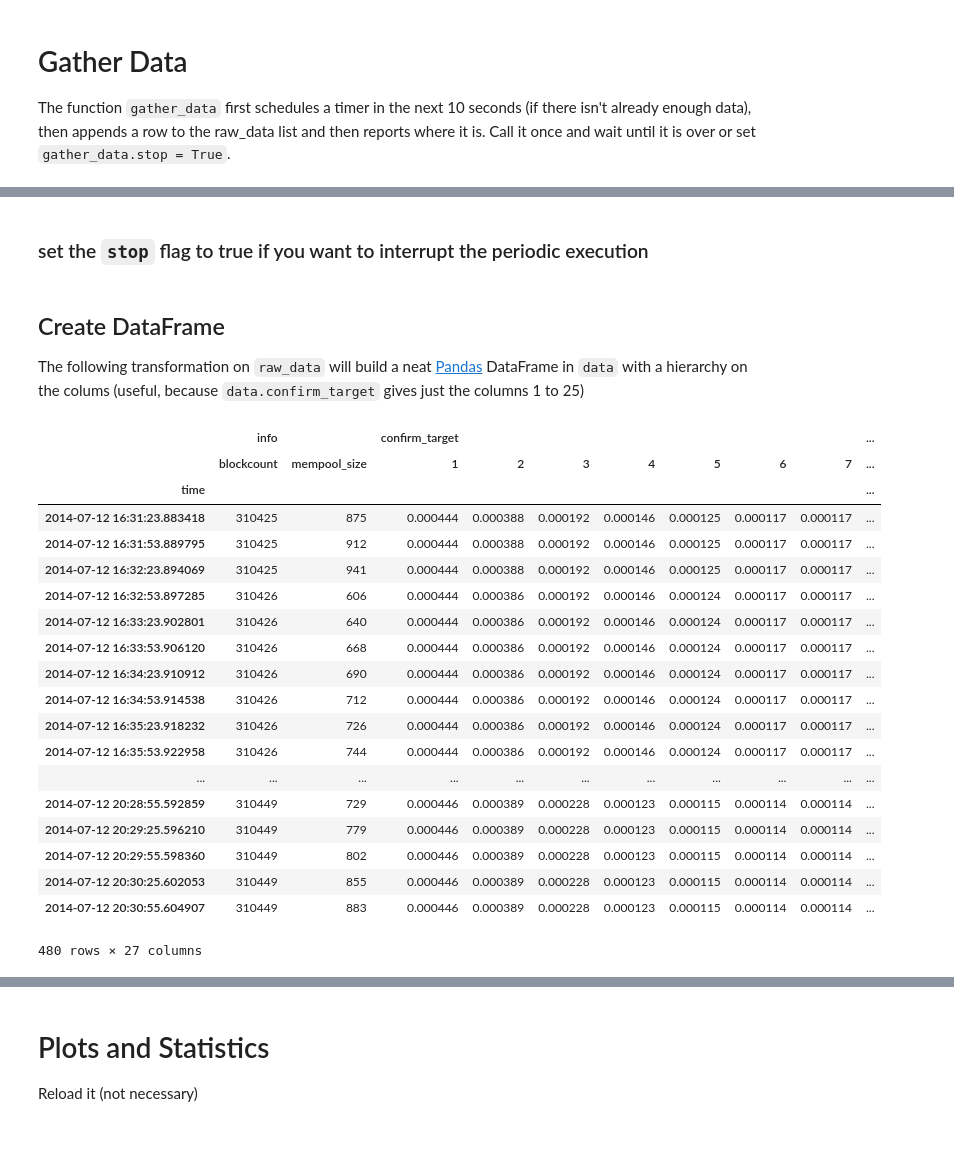
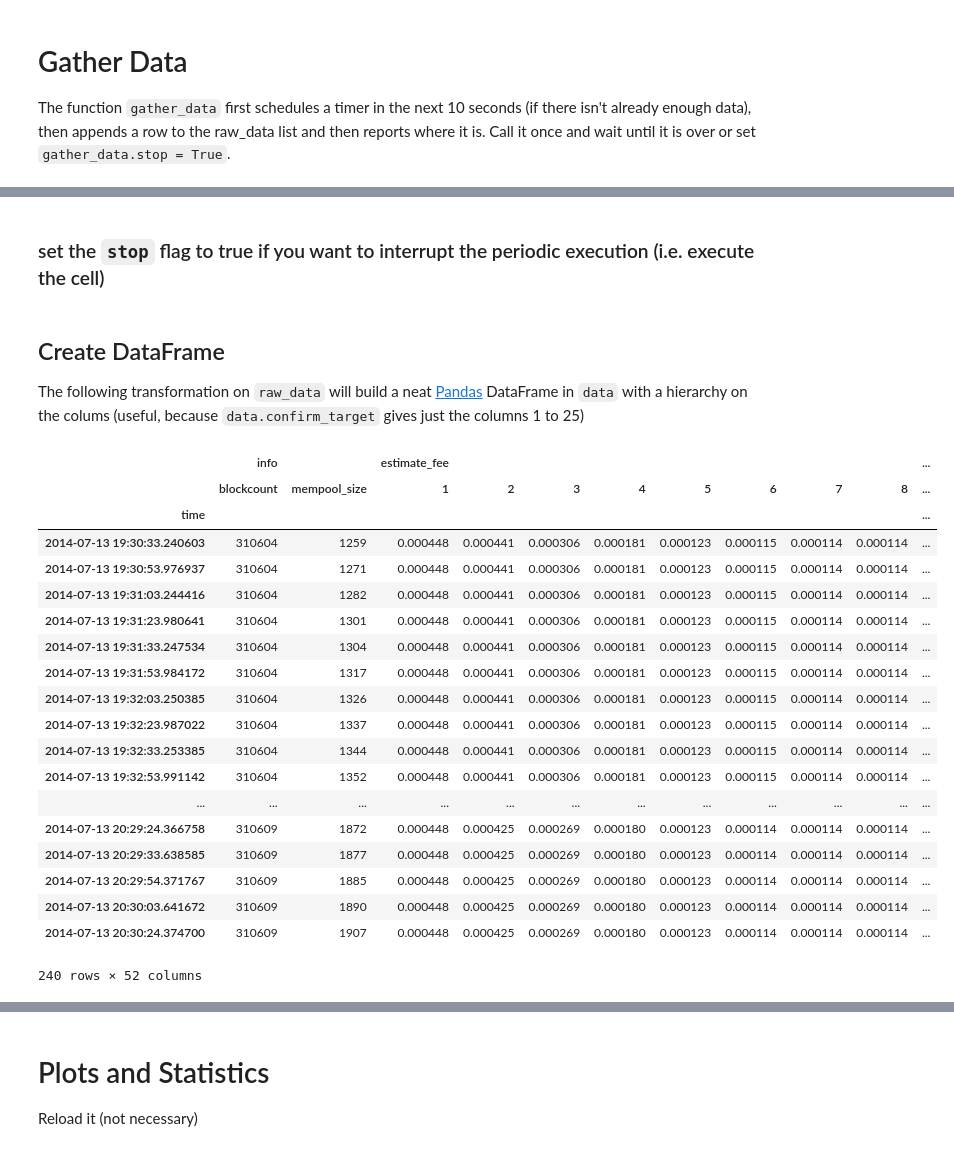
Before and after one commit to haraldschilly/bitcoin-floating-fee-statistics, a Jupyter notebook: estimatefee.ipynb, the cells around one changed output, grey strips where cells are left out. Cells and saved outputs as stored; diff of their text form; code cells hidden in the pictures.

```diff
--- a/estimatefee.ipynb
+++ b/estimatefee.ipynb
@@ -76,5 +81,5 @@ last row: [datetime.datetime(2014, 7, 12, 19, 29, 25, 146457), 310440, 1300, 0.0
 # %% [markdown]
-### set the `stop` flag to true if you want to interrupt the periodic execution
+### set the `stop` flag to true if you want to interrupt the periodic execution (i.e. execute the cell)
 # %%
 gather_data.stop = True
 # %% [markdown]
@@ -84,39 +89,41 @@ The following transformation on `raw_data` will build a neat [Pandas](http://pan
 # %%
 from itertools import repeat
 cols = zip(repeat("info"), ["time", "blockcount", "mempool_size"])
-N = len(raw_data[0]) - len(cols) + 1
-cols.extend(zip(repeat("confirm_target"), range(1,N)))
+N = (len(raw_data[0]) - len(cols))//2 + 1
+cols.extend(zip(repeat("estimate_fee"), range(1,N)))
+cols.extend(zip(repeat("estimate_priority"), range(1,N)))
 cols = pd.MultiIndex.from_tuples(cols)
 # %%
 data = pd.DataFrame(raw_data, columns = cols)
 # index on the left, time series like
 data = data.set_index(("info", "time"))
 # rename the index
 data.index.name = "time"
 # -1 is the marker for missing data
-data.confirm_target = data.confirm_target.replace(-1, np.nan)
+data.estimate_fee = data.estimate_fee.replace(-1, np.nan)
+data.estimate_priority = data.estimate_priority.replace(-1, np.nan)
 data
 # %% [output]
-|  | info |  | confirm_target |  |  |  |  |  |  | ... |
-|  | blockcount | mempool_size | 1 | 2 | 3 | 4 | 5 | 6 | 7 | ... |
-| time |  |  |  |  |  |  |  |  |  | ... |
-| 2014-07-12 16:31:23.883418 | 310425 | 875 | 0.000444 | 0.000388 | 0.000192 | 0.000146 | 0.000125 | 0.000117 | 0.000117 | ... |
-| 2014-07-12 16:31:53.889795 | 310425 | 912 | 0.000444 | 0.000388 | 0.000192 | 0.000146 | 0.000125 | 0.000117 | 0.000117 | ... |
-| 2014-07-12 16:32:23.894069 | 310425 | 941 | 0.000444 | 0.000388 | 0.000192 | 0.000146 | 0.000125 | 0.000117 | 0.000117 | ... |
-| 2014-07-12 16:32:53.897285 | 310426 | 606 | 0.000444 | 0.000386 | 0.000192 | 0.000146 | 0.000124 | 0.000117 | 0.000117 | ... |
-| 2014-07-12 16:33:23.902801 | 310426 | 640 | 0.000444 | 0.000386 | 0.000192 | 0.000146 | 0.000124 | 0.000117 | 0.000117 | ... |
-| 2014-07-12 16:33:53.906120 | 310426 | 668 | 0.000444 | 0.000386 | 0.000192 | 0.000146 | 0.000124 | 0.000117 | 0.000117 | ... |
-| 2014-07-12 16:34:23.910912 | 310426 | 690 | 0.000444 | 0.000386 | 0.000192 | 0.000146 | 0.000124 | 0.000117 | 0.000117 | ... |
-| 2014-07-12 16:34:53.914538 | 310426 | 712 | 0.000444 | 0.000386 | 0.000192 | 0.000146 | 0.000124 | 0.000117 | 0.000117 | ... |
-| 2014-07-12 16:35:23.918232 | 310426 | 726 | 0.000444 | 0.000386 | 0.000192 | 0.000146 | 0.000124 | 0.000117 | 0.000117 | ... |
-| 2014-07-12 16:35:53.922958 | 310426 | 744 | 0.000444 | 0.000386 | 0.000192 | 0.000146 | 0.000124 | 0.000117 | 0.000117 | ... |
-| ... | ... | ... | ... | ... | ... | ... | ... | ... | ... | ... |
-| 2014-07-12 20:28:55.592859 | 310449 | 729 | 0.000446 | 0.000389 | 0.000228 | 0.000123 | 0.000115 | 0.000114 | 0.000114 | ... |
-| 2014-07-12 20:29:25.596210 | 310449 | 779 | 0.000446 | 0.000389 | 0.000228 | 0.000123 | 0.000115 | 0.000114 | 0.000114 | ... |
-| 2014-07-12 20:29:55.598360 | 310449 | 802 | 0.000446 | 0.000389 | 0.000228 | 0.000123 | 0.000115 | 0.000114 | 0.000114 | ... |
-| 2014-07-12 20:30:25.602053 | 310449 | 855 | 0.000446 | 0.000389 | 0.000228 | 0.000123 | 0.000115 | 0.000114 | 0.000114 | ... |
-| 2014-07-12 20:30:55.604907 | 310449 | 883 | 0.000446 | 0.000389 | 0.000228 | 0.000123 | 0.000115 | 0.000114 | 0.000114 | ... |
+|  | info |  | estimate_fee |  |  |  |  |  |  |  | ... |
+|  | blockcount | mempool_size | 1 | 2 | 3 | 4 | 5 | 6 | 7 | 8 | ... |
+| time |  |  |  |  |  |  |  |  |  |  | ... |
+| 2014-07-13 19:30:33.240603 | 310604 | 1259 | 0.000448 | 0.000441 | 0.000306 | 0.000181 | 0.000123 | 0.000115 | 0.000114 | 0.000114 | ... |
+| 2014-07-13 19:30:53.976937 | 310604 | 1271 | 0.000448 | 0.000441 | 0.000306 | 0.000181 | 0.000123 | 0.000115 | 0.000114 | 0.000114 | ... |
+| 2014-07-13 19:31:03.244416 | 310604 | 1282 | 0.000448 | 0.000441 | 0.000306 | 0.000181 | 0.000123 | 0.000115 | 0.000114 | 0.000114 | ... |
+| 2014-07-13 19:31:23.980641 | 310604 | 1301 | 0.000448 | 0.000441 | 0.000306 | 0.000181 | 0.000123 | 0.000115 | 0.000114 | 0.000114 | ... |
+| 2014-07-13 19:31:33.247534 | 310604 | 1304 | 0.000448 | 0.000441 | 0.000306 | 0.000181 | 0.000123 | 0.000115 | 0.000114 | 0.000114 | ... |
+| 2014-07-13 19:31:53.984172 | 310604 | 1317 | 0.000448 | 0.000441 | 0.000306 | 0.000181 | 0.000123 | 0.000115 | 0.000114 | 0.000114 | ... |
+| 2014-07-13 19:32:03.250385 | 310604 | 1326 | 0.000448 | 0.000441 | 0.000306 | 0.000181 | 0.000123 | 0.000115 | 0.000114 | 0.000114 | ... |
+| 2014-07-13 19:32:23.987022 | 310604 | 1337 | 0.000448 | 0.000441 | 0.000306 | 0.000181 | 0.000123 | 0.000115 | 0.000114 | 0.000114 | ... |
+| 2014-07-13 19:32:33.253385 | 310604 | 1344 | 0.000448 | 0.000441 | 0.000306 | 0.000181 | 0.000123 | 0.000115 | 0.000114 | 0.000114 | ... |
+| 2014-07-13 19:32:53.991142 | 310604 | 1352 | 0.000448 | 0.000441 | 0.000306 | 0.000181 | 0.000123 | 0.000115 | 0.000114 | 0.000114 | ... |
+| ... | ... | ... | ... | ... | ... | ... | ... | ... | ... | ... | ... |
+| 2014-07-13 20:29:24.366758 | 310609 | 1872 | 0.000448 | 0.000425 | 0.000269 | 0.000180 | 0.000123 | 0.000114 | 0.000114 | 0.000114 | ... |
+| 2014-07-13 20:29:33.638585 | 310609 | 1877 | 0.000448 | 0.000425 | 0.000269 | 0.000180 | 0.000123 | 0.000114 | 0.000114 | 0.000114 | ... |
+| 2014-07-13 20:29:54.371767 | 310609 | 1885 | 0.000448 | 0.000425 | 0.000269 | 0.000180 | 0.000123 | 0.000114 | 0.000114 | 0.000114 | ... |
+| 2014-07-13 20:30:03.641672 | 310609 | 1890 | 0.000448 | 0.000425 | 0.000269 | 0.000180 | 0.000123 | 0.000114 | 0.000114 | 0.000114 | ... |
+| 2014-07-13 20:30:24.374700 | 310609 | 1907 | 0.000448 | 0.000425 | 0.000269 | 0.000180 | 0.000123 | 0.000114 | 0.000114 | 0.000114 | ... |
-480 rows × 27 columns
+240 rows × 52 columns
 # %% [markdown]
 ### Save a copy of data in the spirit of [reproducible science](http://en.wikipedia.org/wiki/Reproducibility)
 
```
Also changed, not shown: parts of 15 cells of this notebook, 1 other file.
